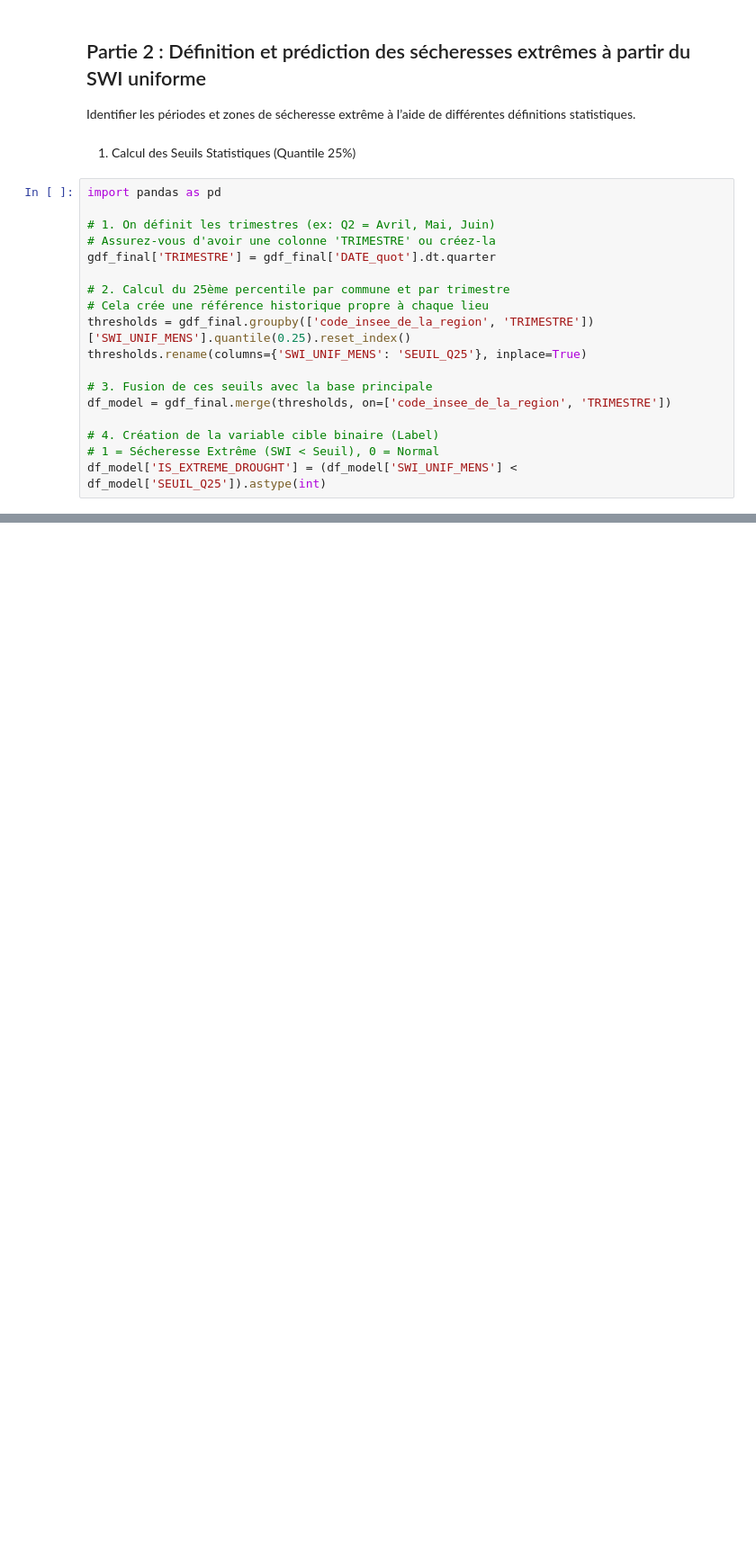
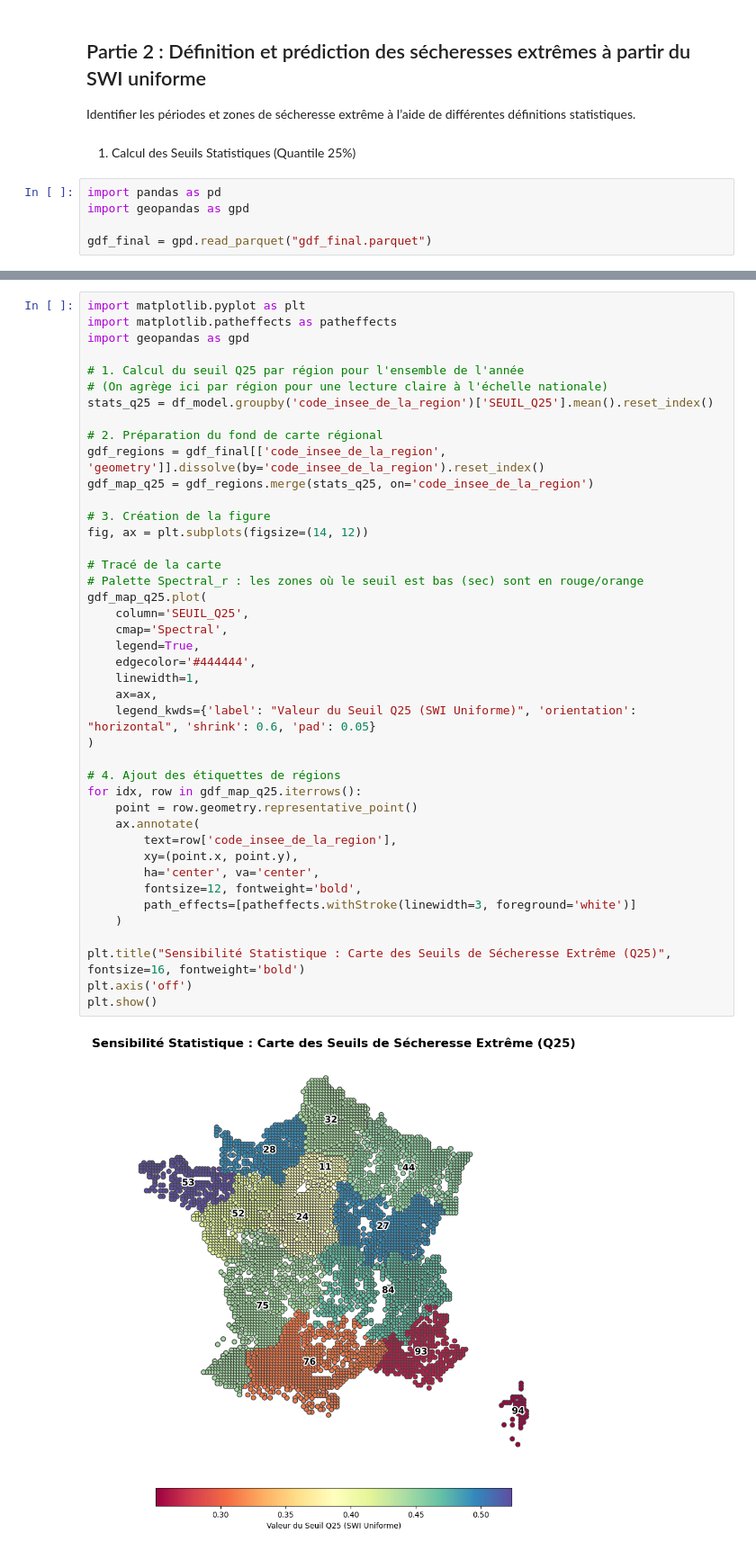
Before and after one commit to Alex-KOUTONSOU/Projet-Machine-Learning-for-Climate-Risk, a Jupyter notebook: Part_2.ipynb, the cells around one changed output, grey strips where cells are left out. Shown at 90% size. Saved outputs shown, nothing was run; the diff lists cells and outputs as text; blank space fills up the shorter version.

```diff
--- a/Part_2.ipynb
+++ b/Part_2.ipynb
@@ -6,19 +6,6 @@ Identifier les périodes et zones de sécheresse extrême à l’aide de différ
 1. Calcul des Seuils Statistiques (Quantile 25%)
 # %%
 import pandas as pd
+import geopandas as gpd
 
-# 1. On définit les trimestres (ex: Q2 = Avril, Mai, Juin)
-# Assurez-vous d'avoir une colonne 'TRIMESTRE' ou créez-la
-gdf_final['TRIMESTRE'] = gdf_final['DATE_quot'].dt.quarter
-
-# 2. Calcul du 25ème percentile par commune et par trimestre
-# Cela crée une référence historique propre à chaque lieu
-thresholds = gdf_final.groupby(['code_insee_de_la_region', 'TRIMESTRE'])['SWI_UNIF_MENS'].quantile(0.25).reset_index()
-thresholds.rename(columns={'SWI_UNIF_MENS': 'SEUIL_Q25'}, inplace=True)
-
-# 3. Fusion de ces seuils avec la base principale
-df_model = gdf_final.merge(thresholds, on=['code_insee_de_la_region', 'TRIMESTRE'])
-
-# 4. Création de la variable cible binaire (Label)
-# 1 = Sécheresse Extrême (SWI < Seuil), 0 = Normal
-df_model['IS_EXTREME_DROUGHT'] = (df_model['SWI_UNIF_MENS'] < df_model['SEUIL_Q25']).astype(int)
+gdf_final = gpd.read_parquet("gdf_final.parquet")
@@ -26,0 +40,44 @@ NameError: name 'gdf_final' is not defined
+# %%
+import matplotlib.pyplot as plt
+import matplotlib.patheffects as patheffects
+import geopandas as gpd
+
+# 1. Calcul du seuil Q25 par région pour l'ensemble de l'année
+# (On agrège ici par région pour une lecture claire à l'échelle nationale)
+stats_q25 = df_model.groupby('code_insee_de_la_region')['SEUIL_Q25'].mean().reset_index()
+
+# 2. Préparation du fond de carte régional
+gdf_regions = gdf_final[['code_insee_de_la_region', 'geometry']].dissolve(by='code_insee_de_la_region').reset_index()
+gdf_map_q25 = gdf_regions.merge(stats_q25, on='code_insee_de_la_region')
+
+# 3. Création de la figure
+fig, ax = plt.subplots(figsize=(14, 12))
+
+# Tracé de la carte
+# Palette Spectral_r : les zones où le seuil est bas (sec) sont en rouge/orange
+gdf_map_q25.plot(
+    column='SEUIL_Q25',
+    cmap='Spectral',
+    legend=True,
+    edgecolor='#444444',
+    linewidth=1,
+    ax=ax,
+    legend_kwds={'label': "Valeur du Seuil Q25 (SWI Uniforme)", 'orientation': "horizontal", 'shrink': 0.6, 'pad': 0.05}
+)
+
+# 4. Ajout des étiquettes de régions
+for idx, row in gdf_map_q25.iterrows():
+    point = row.geometry.representative_point()
+    ax.annotate(
+        text=row['code_insee_de_la_region'],
+        xy=(point.x, point.y),
+        ha='center', va='center',
+        fontsize=12, fontweight='bold',
+        path_effects=[patheffects.withStroke(linewidth=3, foreground='white')]
+    )
+
+plt.title("Sensibilité Statistique : Carte des Seuils de Sécheresse Extrême (Q25)", fontsize=16, fontweight='bold')
+plt.axis('off')
+plt.show()
+# %% [output]
+[figure, added]
```
Also changed, not shown: parts of 7 cells of this notebook, 1 other file.
